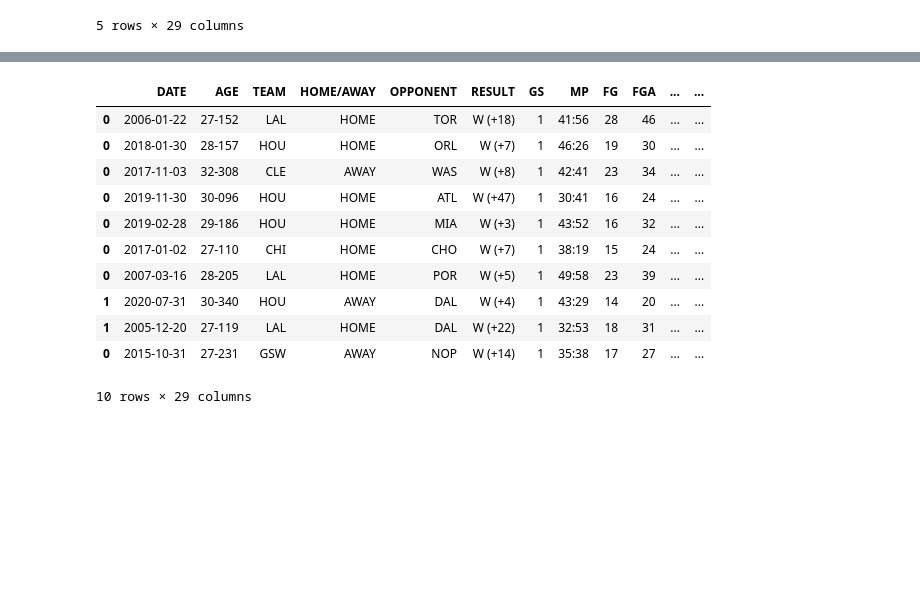
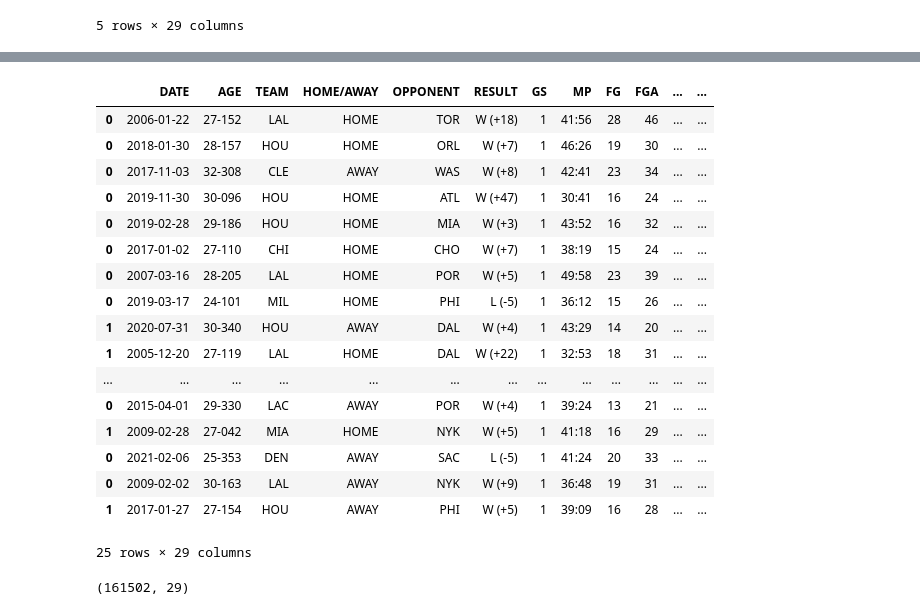
Before and after one commit to bme3412/Python, a Jupyter notebook: Projects/Basketball_reference/NBA_since_2000.ipynb, the cells around one changed output, grey strips where cells are left out. Cells and saved outputs as stored; diff of their text form; code cells hidden in the pictures; blank space fills up the shorter version.

```diff
--- a/Projects/Basketball_reference/NBA_since_2000.ipynb
+++ b/Projects/Basketball_reference/NBA_since_2000.ipynb
@@ -548,0 +794,32 @@ LAL_since_2000.head(5)
+# %%
+ORL_2000_games_io = pd.read_csv('/Users/brendan/Desktop/Python/NBA_API/ORL/ORL_2000_games.csv')
+ORL_2001_games_io = pd.read_csv('/Users/brendan/Desktop/Python/NBA_API/ORL/ORL_2001_games.csv')
+ORL_2002_games_io = pd.read_csv('/Users/brendan/Desktop/Python/NBA_API/ORL/ORL_2002_games.csv')
+ORL_2003_games_io = pd.read_csv('/Users/brendan/Desktop/Python/NBA_API/ORL/ORL_2003_games.csv')
+ORL_2004_games_io = pd.read_csv('/Users/brendan/Desktop/Python/NBA_API/ORL/ORL_2004_games.csv')
+ORL_2005_games_io = pd.read_csv('/Users/brendan/Desktop/Python/NBA_API/ORL/ORL_2005_games.csv')
+ORL_2006_games_io = pd.read_csv('/Users/brendan/Desktop/Python/NBA_API/ORL/ORL_2006_games.csv')
+ORL_2007_games_io = pd.read_csv('/Users/brendan/Desktop/Python/NBA_API/ORL/ORL_2007_games.csv')
+ORL_2008_games_io = pd.read_csv('/Users/brendan/Desktop/Python/NBA_API/ORL/ORL_2008_games.csv')
+ORL_2009_games_io = pd.read_csv('/Users/brendan/Desktop/Python/NBA_API/ORL/ORL_2009_games.csv')
+ORL_2010_games_io = pd.read_csv('/Users/brendan/Desktop/Python/NBA_API/ORL/ORL_2010_games.csv')
+ORL_2011_games_io = pd.read_csv('/Users/brendan/Desktop/Python/NBA_API/ORL/ORL_2011_games.csv')
+ORL_2012_games_io = pd.read_csv('/Users/brendan/Desktop/Python/NBA_API/ORL/ORL_2012_games.csv')
+ORL_2013_games_io = pd.read_csv('/Users/brendan/Desktop/Python/NBA_API/ORL/ORL_2013_games.csv')
+ORL_2014_games_io = pd.read_csv('/Users/brendan/Desktop/Python/NBA_API/ORL/ORL_2014_games.csv')
+ORL_2015_games_io = pd.read_csv('/Users/brendan/Desktop/Python/NBA_API/ORL/ORL_2015_games.csv')
+ORL_2016_games_io = pd.read_csv('/Users/brendan/Desktop/Python/NBA_API/ORL/ORL_2016_games.csv')
+ORL_2017_games_io = pd.read_csv('/Users/brendan/Desktop/Python/NBA_API/ORL/ORL_2017_games.csv')
+ORL_2018_games_io = pd.read_csv('/Users/brendan/Desktop/Python/NBA_API/ORL/ORL_2018_games.csv')
+ORL_2019_games_io = pd.read_csv('/Users/brendan/Desktop/Python/NBA_API/ORL/ORL_2019_games.csv')
+ORL_2020_games_io = pd.read_csv('/Users/brendan/Desktop/Python/NBA_API/ORL/ORL_2020_games.csv')
+ORL_2021_games_io = pd.read_csv('/Users/brendan/Desktop/Python/NBA_API/ORL/ORL_2021_games.csv')
+# %%
+ORL_season_dfs = [ORL_2000_games_io, ORL_2001_games_io, ORL_2002_games_io, ORL_2003_games_io, ORL_2004_games_io, ORL_2005_games_io,
+                 ORL_2006_games_io, ORL_2007_games_io, ORL_2008_games_io, ORL_2009_games_io, ORL_2010_games_io, ORL_2011_games_io,
+                 ORL_2012_games_io, ORL_2013_games_io, ORL_2014_games_io, ORL_2015_games_io, ORL_2016_games_io, ORL_2017_games_io,
+                 ORL_2018_games_io, ORL_2019_games_io, ORL_2020_games_io, ORL_2021_games_io]
+# %%
+ORL_since_2000 = pd.concat(ORL_season_dfs)
+ORL_since_2000 = ORL_since_2000.sort_values(by=['GAME_SCORE'], ascending=False)
+ORL_since_2000.head(5)
@@ -549,20 +834,31 @@ LAL_since_2000.head(5)
 # %%
 NBA_since_2000 = pd.concat([ATL_since_2000, BOS_since_2000, BRK_since_2000, CHI_since_2000,
                 CLE_since_2000, DET_since_2000, DEN_since_2000, GSW_since_2000, HOU_since_2000, IND_since_2000,
-                           LAC_since_2000, LAL_since_2000])
+                           LAC_since_2000, LAL_since_2000, MEM_since_2000, MIA_since_2000, MIL_since_2000,
+                           MIN_since_2000, OKC_since_2000, ORL_since_2000])
 # %%
 NBA_since_2000 = NBA_since_2000.sort_values(by=['GAME_SCORE'], ascending=False)
-NBA_since_2000.head(10)
+NBA_since_2000.head(25)
 # %% [output]
 |  | DATE | AGE | TEAM | HOME/AWAY | OPPONENT | RESULT | GS | MP | FG | FGA | ... | ... |
 | 0 | 2006-01-22 | 27-152 | LAL | HOME | TOR | W (+18) | 1 | 41:56 | 28 | 46 | ... | ... |
 | 0 | 2018-01-30 | 28-157 | HOU | HOME | ORL | W (+7) | 1 | 46:26 | 19 | 30 | ... | ... |
 | 0 | 2017-11-03 | 32-308 | CLE | AWAY | WAS | W (+8) | 1 | 42:41 | 23 | 34 | ... | ... |
 | 0 | 2019-11-30 | 30-096 | HOU | HOME | ATL | W (+47) | 1 | 30:41 | 16 | 24 | ... | ... |
 | 0 | 2019-02-28 | 29-186 | HOU | HOME | MIA | W (+3) | 1 | 43:52 | 16 | 32 | ... | ... |
 | 0 | 2017-01-02 | 27-110 | CHI | HOME | CHO | W (+7) | 1 | 38:19 | 15 | 24 | ... | ... |
 | 0 | 2007-03-16 | 28-205 | LAL | HOME | POR | W (+5) | 1 | 49:58 | 23 | 39 | ... | ... |
+| 0 | 2019-03-17 | 24-101 | MIL | HOME | PHI | L (-5) | 1 | 36:12 | 15 | 26 | ... | ... |
 | 1 | 2020-07-31 | 30-340 | HOU | AWAY | DAL | W (+4) | 1 | 43:29 | 14 | 20 | ... | ... |
 | 1 | 2005-12-20 | 27-119 | LAL | HOME | DAL | W (+22) | 1 | 32:53 | 18 | 31 | ... | ... |
-| 0 | 2015-10-31 | 27-231 | GSW | AWAY | NOP | W (+14) | 1 | 35:38 | 17 | 27 | ... | ... |
+| ... | ... | ... | ... | ... | ... | ... | ... | ... | ... | ... | ... | ... |
+| 0 | 2015-04-01 | 29-330 | LAC | AWAY | POR | W (+4) | 1 | 39:24 | 13 | 21 | ... | ... |
+| 1 | 2009-02-28 | 27-042 | MIA | HOME | NYK | W (+5) | 1 | 41:18 | 16 | 29 | ... | ... |
+| 0 | 2021-02-06 | 25-353 | DEN | AWAY | SAC | L (-5) | 1 | 41:24 | 20 | 33 | ... | ... |
+| 0 | 2009-02-02 | 30-163 | LAL | AWAY | NYK | W (+9) | 1 | 36:48 | 19 | 31 | ... | ... |
+| 1 | 2017-01-27 | 27-154 | HOU | AWAY | PHI | W (+5) | 1 | 39:09 | 16 | 28 | ... | ... |
-10 rows × 29 columns
+25 rows × 29 columns
+# %%
+NBA_since_2000.shape
+# %% [output]
+(161502, 29)
```
Also changed, not shown: parts of 26 cells of this notebook.
